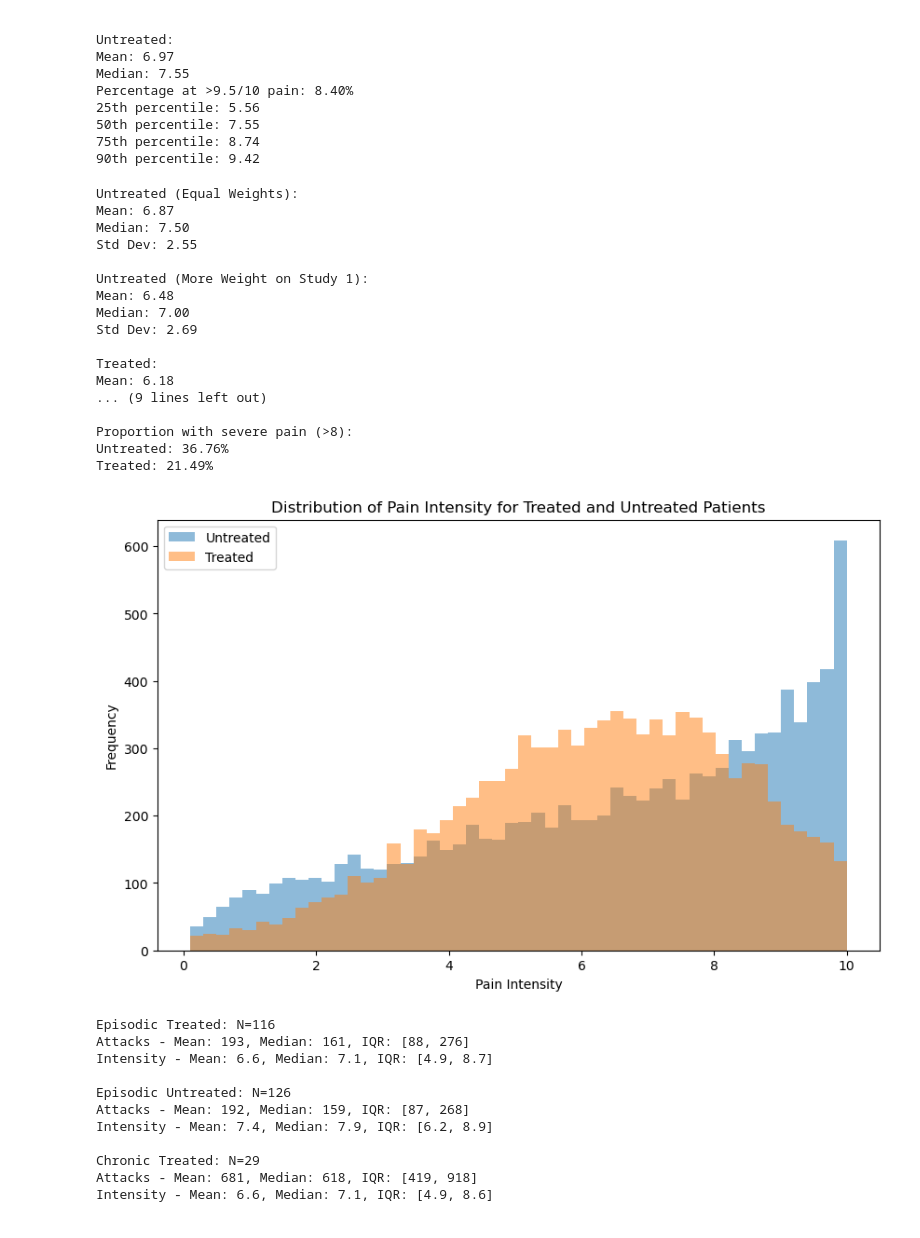
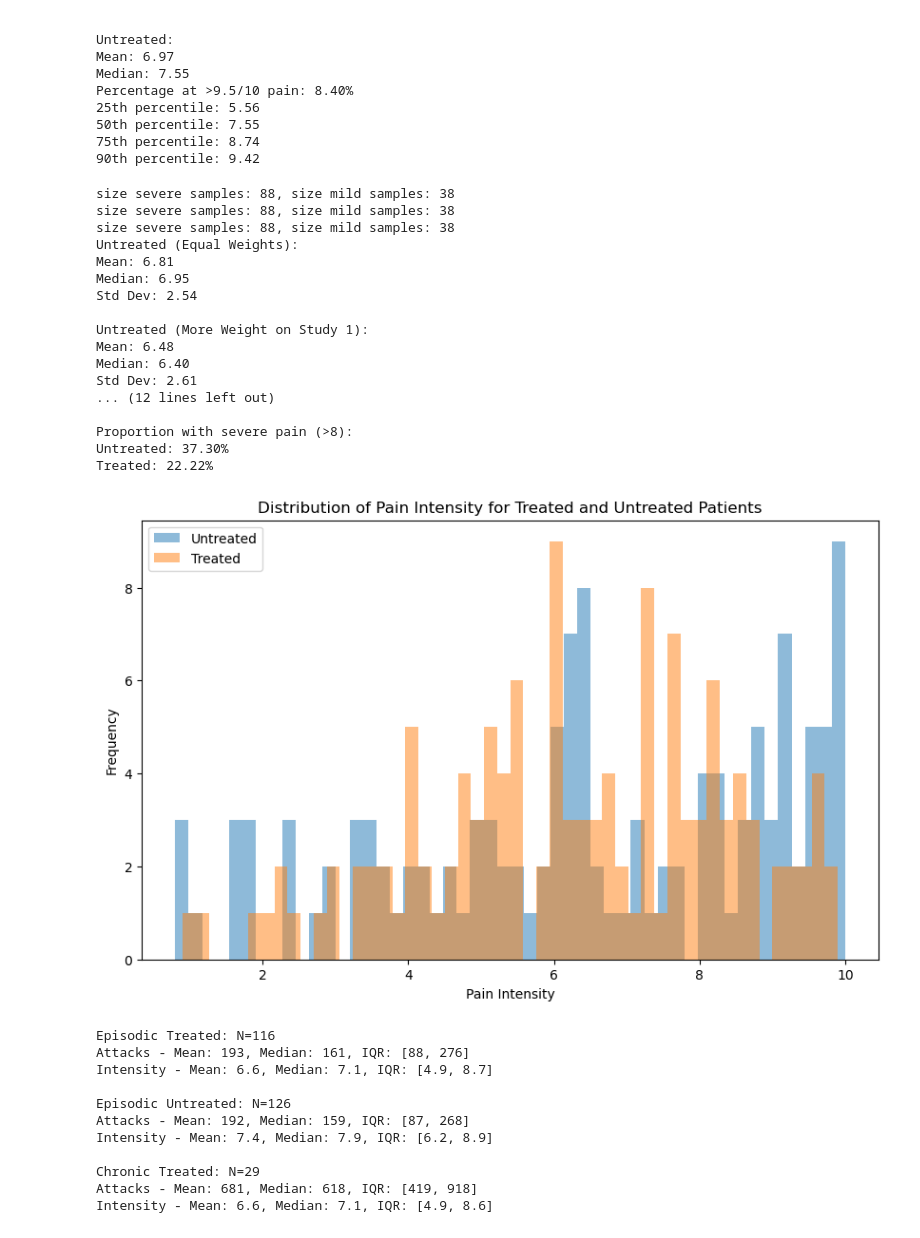
Before and after one commit to aph-research/cluster-headaches, a Jupyter notebook: Cluster headache full model.ipynb, the cells around one changed output. Drawn from its saved outputs; the diff is of its cells as text; code cells hidden in the pictures.

```diff
--- a/Cluster headache full model.ipynb
+++ b/Cluster headache full model.ipynb
@@ -799,10 +799,10 @@ def generate_max_pain_intensity(is_treated, size, weight_study_1=0.5, weight_sev
         a, b = weighted_beta_fit(data1, freq1, data2, freq2, weight_study_1, weight_study_2)
 
         # continuous_samples = beta.rvs(a, b, size=size) * 10
-        peak_samples = beta.rvs(a, b, size=int(size * weight_severe)) * 10
+        severe_samples = beta.rvs(a, b, size=int(size * weight_severe)) * 10
         mild_samples = beta.rvs(a * 0.7, b, size=int(size * weight_mild)) * 10
-        print(f"size peak samples: {len(peak_samples)}, size mild samples: {len(mild_samples)}")
-        continuous_samples = np.concatenate([peak_samples, mild_samples])
+        print(f"size severe samples: {len(severe_samples)}, size mild samples: {len(mild_samples)}")
+        continuous_samples = np.concatenate([severe_samples, mild_samples])
 
     else:
         # Parameters for treated patients (truncated normal distribution, Snoer data)
@@ -835,7 +835,7 @@ def generate_max_pain_intensity(is_treated, size, weight_study_1=0.5, weight_sev
         # Generate samples for mild attacks
         a_mild, b_mild = (lower - mean_mild) / std_mild, (upper - mean_mild) / std_mild
         mild_samples = truncnorm.rvs(a_mild, b_mild, loc=mean_mild, scale=std_mild, size=int(size * weight_mild))
-        print(f"size peak samples: {len(peak_samples)}, size mild samples: {len(mild_samples)}")
+        print(f"size severe samples: {len(severe_samples)}, size mild samples: {len(mild_samples)}")
 
         # Combine the samples
         continuous_samples = np.concatenate([severe_samples, mild_samples])
@@ -848,15 +848,15 @@ def generate_max_pain_intensity(is_treated, size, weight_study_1=0.5, weight_sev
 
 # Test the function with equal weights (should match original beta distribution)
 np.random.seed(42)  # for reproducibility
-untreated_equal = generate_max_pain_intensity(is_treated=False, size=10000, weight_study_1=0.5)
+untreated_equal = generate_max_pain_intensity(is_treated=False, size=127, weight_study_1=0.5)
 
 # Test with more weight on Study 1
 np.random.seed(42)  # reset seed for fair comparison
-untreated_weighted = generate_max_pain_intensity(is_treated=False, size=10000, weight_study_1=0.7)
+untreated_weighted = generate_max_pain_intensity(is_treated=False, size=127, weight_study_1=0.7)
 
 # Test treated patients (unchanged)
 np.random.seed(42)  # reset seed for fair comparison
-treated = generate_max_pain_intensity(is_treated=True, size=10000)
+treated = generate_max_pain_intensity(is_treated=True, size=127)
 
 print("Untreated (Equal Weights):")
 print(f"Mean: {np.mean(untreated_equal):.2f}")
@@ -877,45 +877,45 @@ import matplotlib.pyplot as plt
 def analyze_distributions(untreated, treated):
     print("75th percentile:")
     print(f"Untreated: {np.percentile(untreated, 75):.2f}")
     print(f"Treated: {np.percentile(treated, 75):.2f}")
 
     print("\n90th percentile:")
     print(f"Untreated: {np.percentile(untreated, 90):.2f}")
     print(f"Treated: {np.percentile(treated, 90):.2f}")
 
     print("\nProportion with severe pain (>8):")
     print(f"Untreated: {np.mean(untreated > 8):.2%}")
     print(f"Treated: {np.mean(treated > 8):.2%}")
 
     plt.figure(figsize=(10, 6))
     plt.hist(untreated, bins=50, alpha=0.5, label='Untreated')
     plt.hist(treated, bins=50, alpha=0.5, label='Treated')
     plt.xlabel('Pain Intensity')
     plt.ylabel('Frequency')
     plt.legend()
     plt.title('Distribution of Pain Intensity for Treated and Untreated Patients')
     plt.show()
 
 analyze_distributions(untreated_weighted, treated)
 # %% [output]
+size severe samples: 88, size mild samples: 38
+size severe samples: 88, size mild samples: 38
+size severe samples: 88, size mild samples: 38
 Untreated (Equal Weights):
-Mean: 6.87
-Median: 7.50
-Std Dev: 2.55
+Mean: 6.81
+Median: 6.95
+Std Dev: 2.54
 
 Untreated (More Weight on Study 1):
 Mean: 6.48
-Median: 7.00
-Std Dev: 2.69
-
-Treated:
-Mean: 6.18
-... (9 lines left out)
+Median: 6.40
+Std Dev: 2.61
+... (12 lines left out)
 
 Proportion with severe pain (>8):
-Untreated: 36.76%
-Treated: 21.49%
+Untreated: 37.30%
+Treated: 22.22%
-[figure, old version]
+[figure, new version]
 # %%
 @dataclass
 class Attack:
```
Also changed, not shown: parts of 2 cells of this notebook, 4 other files.
